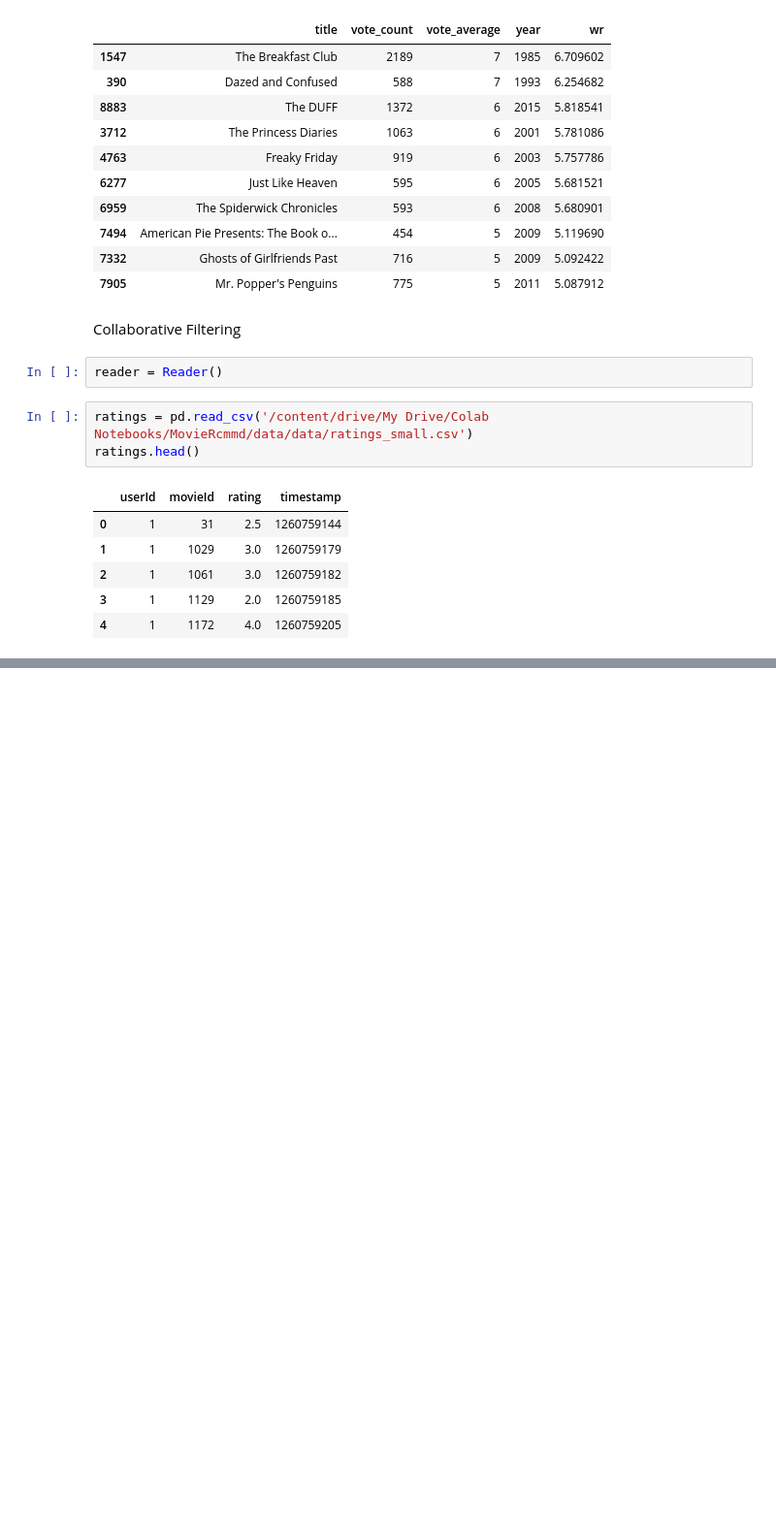
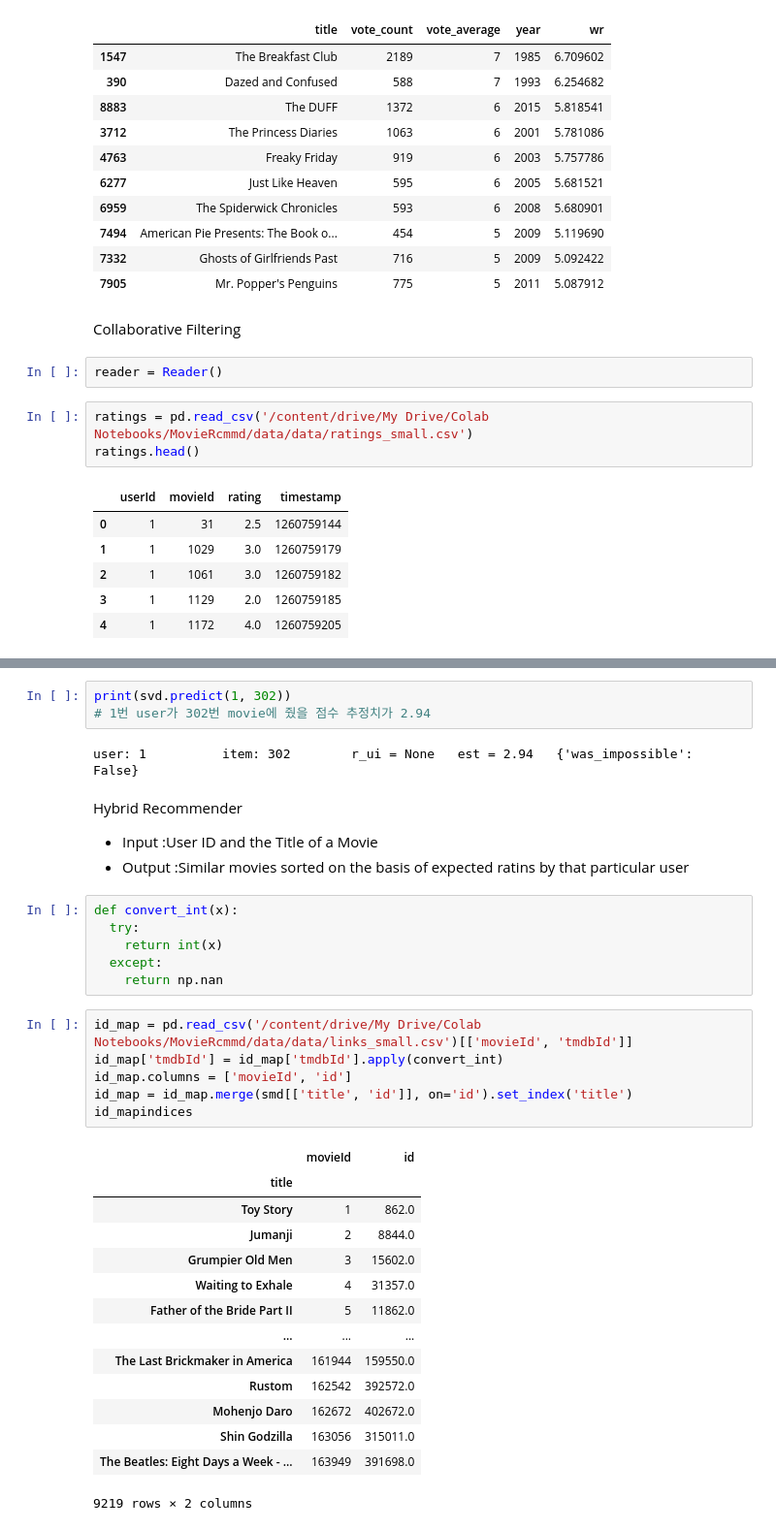
Before and after one commit to HappyJJins/myblog, a Jupyter notebook: content/blog/MovieRcmmd.ipynb, the cells around one changed output, grey strips where cells are left out. Shown: that part at 97% size. Saved outputs shown, nothing was run; the diff lists cells and outputs as text; blank space fills up the shorter version.

```diff
--- a/content/blog/MovieRcmmd.ipynb
+++ b/content/blog/MovieRcmmd.ipynb
@@ -905,0 +965,37 @@ kf = KFold(n_splits = 5)
+# %%
+print(svd.predict(1, 302))
+# 1번 user가 302번 movie에 줬을 점수 추정치가 2.94
+# %% [output]
+user: 1          item: 302        r_ui = None   est = 2.94   {'was_impossible': False}
+# %% [markdown]
+Hybrid Recommender
+
+*   Input :User ID and the Title of a Movie
+*   Output :Similar movies sorted on the basis of expected ratins by that particular user
+# %%
+def convert_int(x):
+  try:
+    return int(x)
+  except:
+    return np.nan
+# %%
+id_map = pd.read_csv('/content/drive/My Drive/Colab Notebooks/MovieRcmmd/data/data/links_small.csv')[['movieId', 'tmdbId']]
+id_map['tmdbId'] = id_map['tmdbId'].apply(convert_int)
+id_map.columns = ['movieId', 'id']
+id_map = id_map.merge(smd[['title', 'id']], on='id').set_index('title')
+id_mapindices
+# %% [output]
+|  | movieId | id |
+| title |  |  |
+| Toy Story | 1 | 862.0 |
+| Jumanji | 2 | 8844.0 |
+| Grumpier Old Men | 3 | 15602.0 |
+| Waiting to Exhale | 4 | 31357.0 |
+| Father of the Bride Part II | 5 | 11862.0 |
+| ... | ... | ... |
+| The Last Brickmaker in America | 161944 | 159550.0 |
+| Rustom | 162542 | 392572.0 |
+| Mohenjo Daro | 162672 | 402672.0 |
+| Shin Godzilla | 163056 | 315011.0 |
+| The Beatles: Eight Days a Week - ... | 163949 | 391698.0 |
+9219 rows × 2 columns
```
Also changed, not shown: parts of 20 cells of this notebook, 4 other files.
